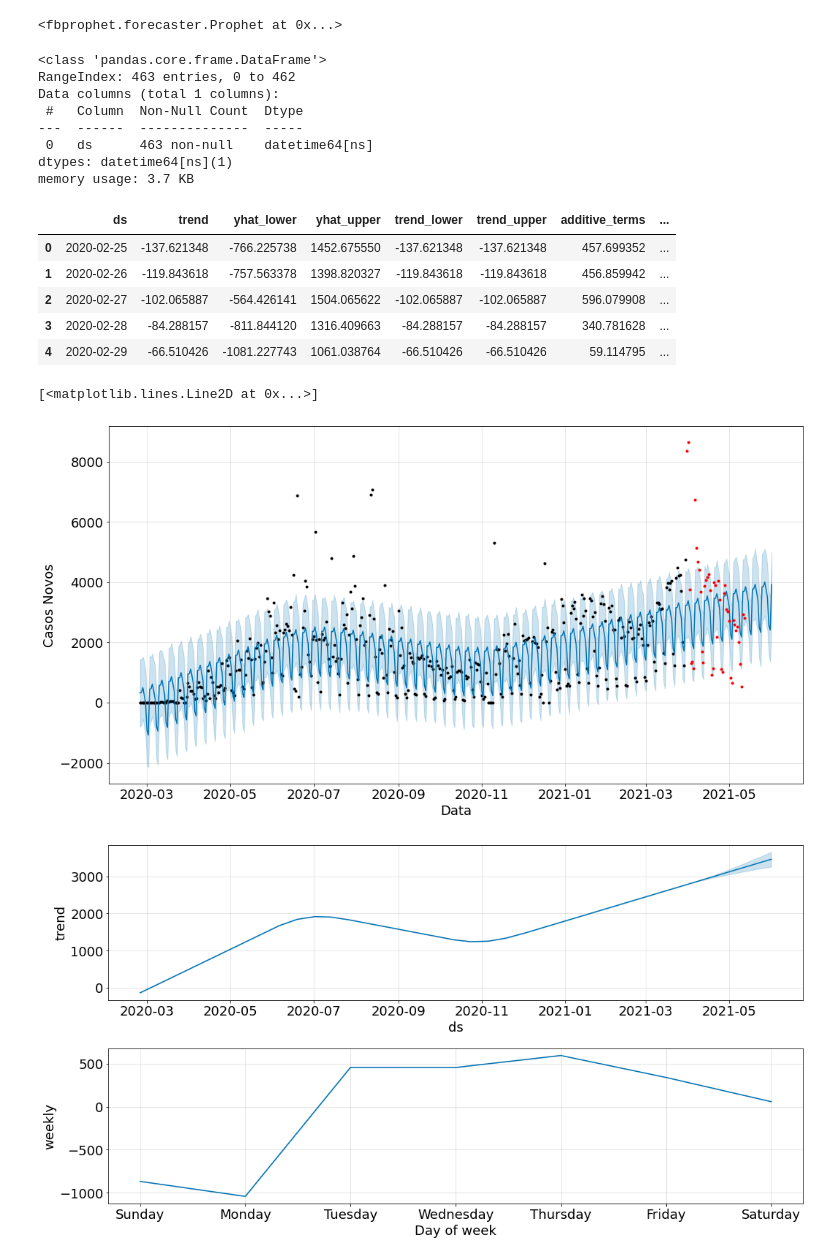
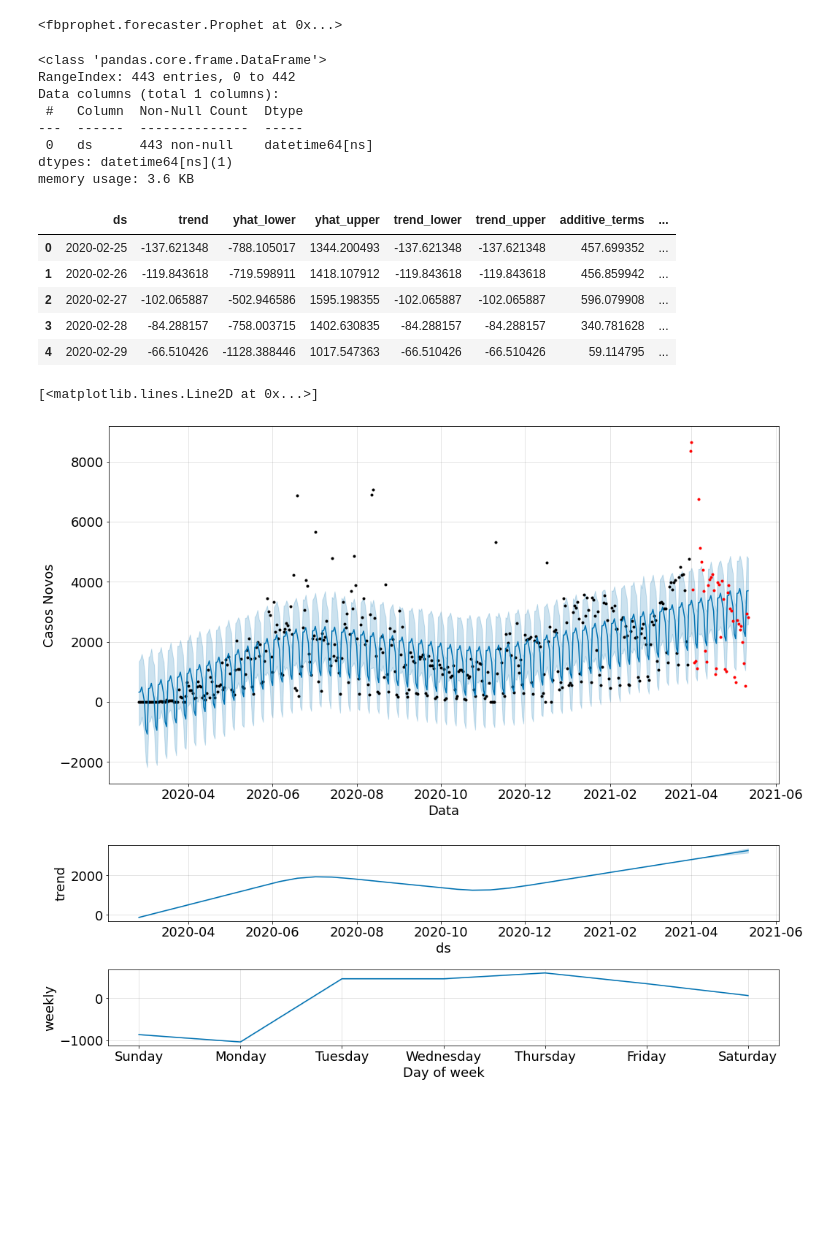
Before and after one commit to leonardopiana/Bootcamp_Data_Science_Alura, a Jupyter notebook: Notebooks/Modulo_3.ipynb, the cells around one changed output. Saved outputs shown, nothing was run; the diff lists cells and outputs as text; code cells hidden in the pictures; blank space fills up the shorter version.

```diff
--- a/Notebooks/Modulo_3.ipynb
+++ b/Notebooks/Modulo_3.ipynb
@@ -297,29 +297,29 @@ INFO:fbprophet:Disabling yearly seasonality. Run prophet with yearly_seasonality
 INFO:fbprophet:Disabling daily seasonality. Run prophet with daily_seasonality=True to override this.
 <fbprophet.forecaster.Prophet at 0x...>
 # %%
-df_futuro = modelo.make_future_dataframe(periods=63)
+df_futuro = modelo.make_future_dataframe(periods=43)
 # %%
 df_futuro.info()
 # %% [output]
 <class 'pandas.core.frame.DataFrame'>
-RangeIndex: 463 entries, 0 to 462
+RangeIndex: 443 entries, 0 to 442
 Data columns (total 1 columns):
  #   Column  Non-Null Count  Dtype
 ---  ------  --------------  -----
- 0   ds      463 non-null    datetime64[ns]
+ 0   ds      443 non-null    datetime64[ns]
 dtypes: datetime64[ns](1)
-memory usage: 3.7 KB
+memory usage: 3.6 KB
 # %%
 previsao = modelo.predict(df_futuro)
 # %%
 previsao.head()
 # %% [output]
 |  | ds | trend | yhat_lower | yhat_upper | trend_lower | trend_upper | additive_terms | ... |
-| 0 | 2020-02-25 | -137.621348 | -766.225738 | 1452.675550 | -137.621348 | -137.621348 | 457.699352 | ... |
-| 1 | 2020-02-26 | -119.843618 | -757.563378 | 1398.820327 | -119.843618 | -119.843618 | 456.859942 | ... |
-| 2 | 2020-02-27 | -102.065887 | -564.426141 | 1504.065622 | -102.065887 | -102.065887 | 596.079908 | ... |
-| 3 | 2020-02-28 | -84.288157 | -811.844120 | 1316.409663 | -84.288157 | -84.288157 | 340.781628 | ... |
-| 4 | 2020-02-29 | -66.510426 | -1081.227743 | 1061.038764 | -66.510426 | -66.510426 | 59.114795 | ... |
+| 0 | 2020-02-25 | -137.621348 | -788.105017 | 1344.200493 | -137.621348 | -137.621348 | 457.699352 | ... |
+| 1 | 2020-02-26 | -119.843618 | -719.598911 | 1418.107912 | -119.843618 | -119.843618 | 456.859942 | ... |
+| 2 | 2020-02-27 | -102.065887 | -502.946586 | 1595.198355 | -102.065887 | -102.065887 | 596.079908 | ... |
+| 3 | 2020-02-28 | -84.288157 | -758.003715 | 1402.630835 | -84.288157 | -84.288157 | 340.781628 | ... |
+| 4 | 2020-02-29 | -66.510426 | -1128.388446 | 1017.547363 | -66.510426 | -66.510426 | 59.114795 | ... |
 # %%
 df_teste = pd.DataFrame()
 df_teste['ds'] = dados_sp['datahora'][400:]
@@ -329,8 +329,8 @@ modelo.plot(previsao, xlabel='Data', ylabel='Casos Novos', figsize=(15,8));
 plt.plot(df_teste['ds'], df_teste['y'], '.r')
 # %% [output]
 [<matplotlib.lines.Line2D at 0x...>]
-[figure, old version]
+[figure, new version]
 # %%
-modelo.plot_components(previsao, figsize=(15,8));
+modelo.plot_components(previsao, figsize=(15,5));
 # %% [output]
-[figure, old version]
+[figure, new version]
```
Also changed, not shown: parts of 52 cells of this notebook.
